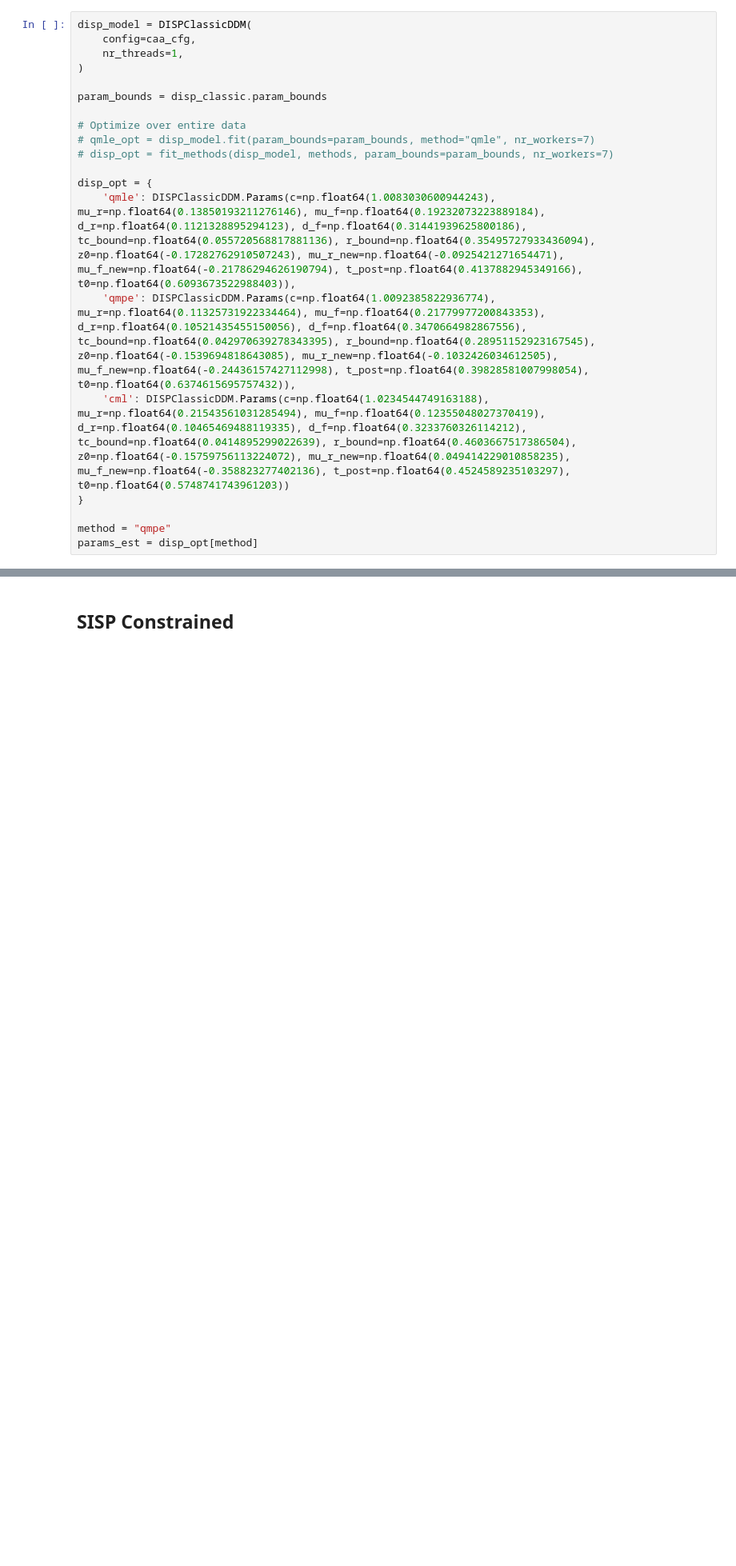
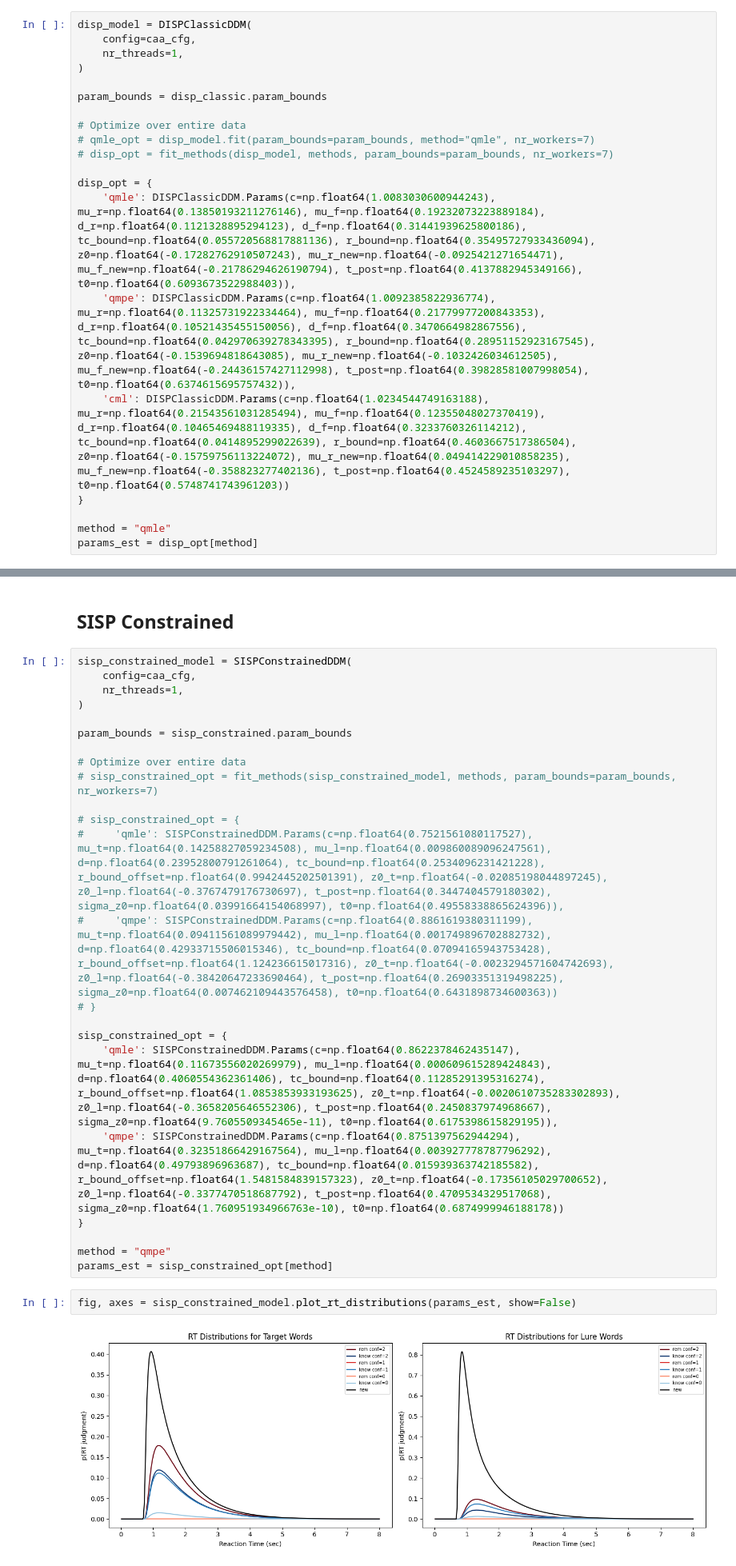
Before and after one commit to SpoopyPillow/caa_recognition_model, a Jupyter notebook: plot_models.ipynb, the cells around one changed output, grey strips where cells are left out. Shown at 80% size. Cells and saved outputs as stored; diff of their text form; blank space fills up the shorter version.

Commit message:
refactor: expand parameter search for sisp constrained

```diff
--- a/plot_models.ipynb
+++ b/plot_models.ipynb
@@ -183,7 +184,7 @@ disp_opt = {
     'cml': DISPClassicDDM.Params(c=np.float64(1.0234544749163188), mu_r=np.float64(0.21543561031285494), mu_f=np.float64(0.12355048027370419), d_r=np.float64(0.10465469488119335), d_f=np.float64(0.3233760326114212), tc_bound=np.float64(0.0414895299022639), r_bound=np.float64(0.4603667517386504), z0=np.float64(-0.15759756113224072), mu_r_new=np.float64(0.049414229010858235), mu_f_new=np.float64(-0.358823277402136), t_post=np.float64(0.4524589235103297), t0=np.float64(0.5748741743961203))
 }
 
-method = "qmpe"
+method = "qmle"
 params_est = disp_opt[method]
 # %%
 disp_model.plot_rt_distributions(params_est);
@@ -260,2 +261,29 @@ display_comparison(results)
 # %% [markdown]
 ## SISP Constrained
+# %%
+sisp_constrained_model = SISPConstrainedDDM(
+    config=caa_cfg,
+    nr_threads=1,
+)
+
+param_bounds = sisp_constrained.param_bounds
+
+# Optimize over entire data
+# sisp_constrained_opt = fit_methods(sisp_constrained_model, methods, param_bounds=param_bounds, nr_workers=7)
+
+# sisp_constrained_opt = {
+#     'qmle': SISPConstrainedDDM.Params(c=np.float64(0.7521561080117527), mu_t=np.float64(0.14258827059234508), mu_l=np.float64(0.009860089096247561), d=np.float64(0.23952800791261064), tc_bound=np.float64(0.2534096231421228), r_bound_offset=np.float64(0.9942445202501391), z0_t=np.float64(-0.02085198044897245), z0_l=np.float64(-0.3767479176730697), t_post=np.float64(0.3447404579180302), sigma_z0=np.float64(0.03991664154068997), t0=np.float64(0.49558338865624396)),
+#     'qmpe': SISPConstrainedDDM.Params(c=np.float64(0.8861619380311199), mu_t=np.float64(0.09411561089979442), mu_l=np.float64(0.001749896702882732), d=np.float64(0.42933715506015346), tc_bound=np.float64(0.07094165943753428), r_bound_offset=np.float64(1.124236615017316), z0_t=np.float64(-0.0023294571604742693), z0_l=np.float64(-0.38420647233690464), t_post=np.float64(0.26903351319498225), sigma_z0=np.float64(0.007462109443576458), t0=np.float64(0.6431898734600363))
+# }
+
+sisp_constrained_opt = {
+    'qmle': SISPConstrainedDDM.Params(c=np.float64(0.8622378462435147), mu_t=np.float64(0.11673556020269979), mu_l=np.float64(0.000609615289424843), d=np.float64(0.4060554362361406), tc_bound=np.float64(0.11285291395316274), r_bound_offset=np.float64(1.0853853933193625), z0_t=np.float64(-0.0020610735283302893), z0_l=np.float64(-0.3658205646552306), t_post=np.float64(0.2450837974968667), sigma_z0=np.float64(9.7605509345465e-11), t0=np.float64(0.6175398615829195)),
+    'qmpe': SISPConstrainedDDM.Params(c=np.float64(0.8751397562944294), mu_t=np.float64(0.32351866429167564), mu_l=np.float64(0.003927778787796292), d=np.float64(0.49793896963687), tc_bound=np.float64(0.015939363742185582), r_bound_offset=np.float64(1.5481584839157323), z0_t=np.float64(-0.17356105029700652), z0_l=np.float64(-0.3377470518687792), t_post=np.float64(0.4709534329517068), sigma_z0=np.float64(1.760951934966763e-10), t0=np.float64(0.6874999946188178))
+}
+
+method = "qmpe"
+params_est = sisp_constrained_opt[method]
+# %%
+fig, axes = sisp_constrained_model.plot_rt_distributions(params_est, show=False)
+# %% [output]
+[figure, added]
```
Also changed, not shown: parts of 17 cells of this notebook, 1 other file.
